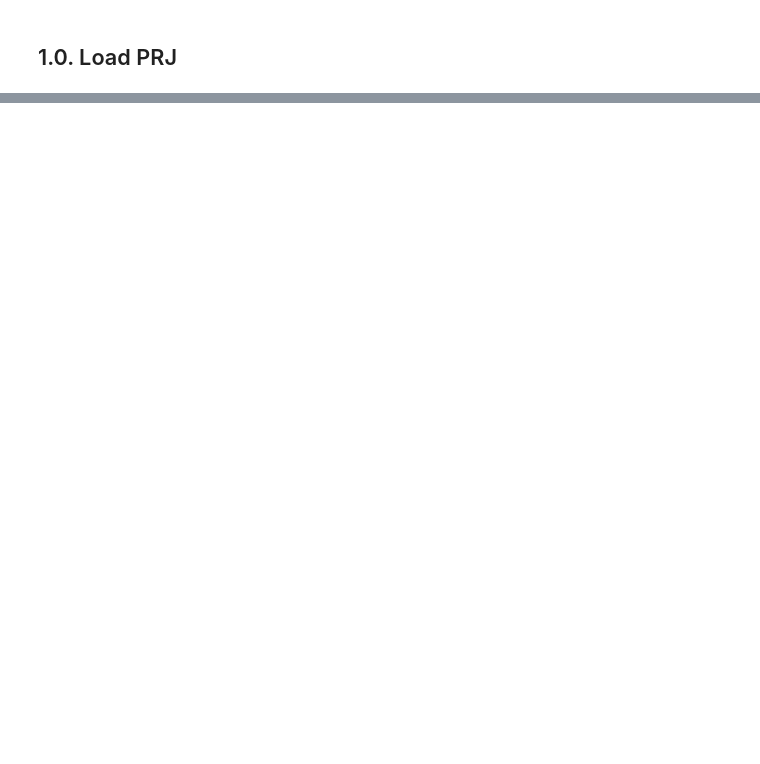
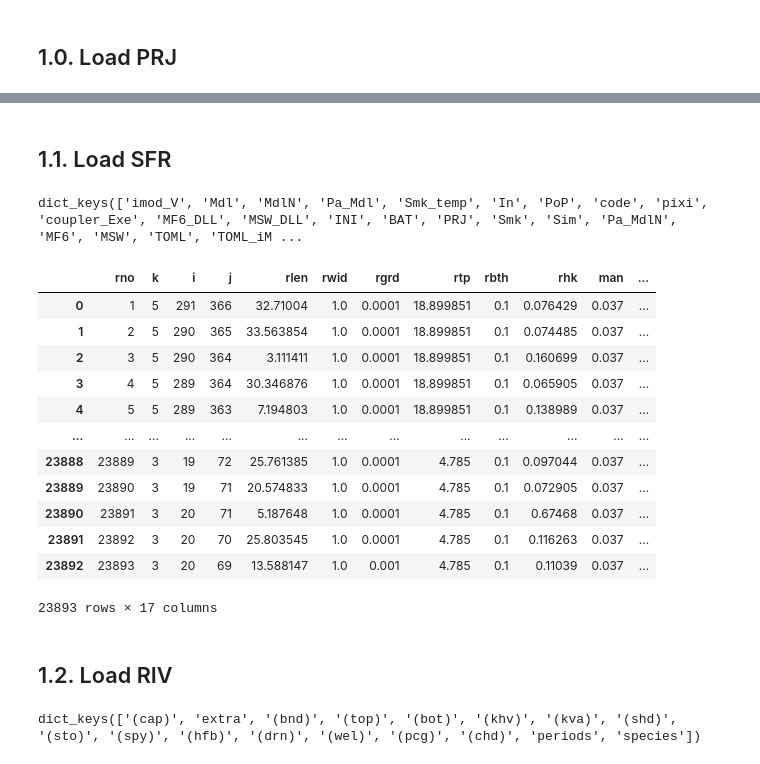
Before and after one commit to Ydrolog/WS_Mdl, a Jupyter notebook: code/Jupyter/PoP/SFRstage_Vs_RIVstage/SFRstage_Vs_RIVstage.ipynb, the cells around one changed output, grey strips where cells are left out. Cells and saved outputs as stored; diff of their text form; code cells hidden in the pictures; blank space fills up the shorter version.

```diff
--- a/code/Jupyter/PoP/SFRstage_Vs_RIVstage/SFRstage_Vs_RIVstage.ipynb
+++ b/code/Jupyter/PoP/SFRstage_Vs_RIVstage/SFRstage_Vs_RIVstage.ipynb
@@ -1480,0 +83,30 @@ Any Polyline shapefile can be supplied in lieu of NHDPlus, but it must have the
+# %% [markdown]
+## 1.1. Load SFR
+# %%
+d_Pa.keys()
+# %% [output]
+dict_keys(['imod_V', 'Mdl', 'MdlN', 'Pa_Mdl', 'Smk_temp', 'In', 'PoP', 'code', 'pixi', 'coupler_Exe', 'MF6_DLL', 'MSW_DLL', 'INI', 'BAT', 'PRJ', 'Smk', 'Sim', 'Pa_MdlN', 'MF6', 'MSW', 'TOML', 'TOML_iM ...
+# %%
+U.set_verbose(False)
+GDF_SFR = U.SFR_PkgD_to_DF(MdlN)
+GDF_SFR
+# %% [output]
+|  | rno | k | i | j | rlen | rwid | rgrd | rtp | rbth | rhk | man | ... |
+| 0 | 1 | 5 | 291 | 366 | 32.71004 | 1.0 | 0.0001 | 18.899851 | 0.1 | 0.076429 | 0.037 | ... |
+| 1 | 2 | 5 | 290 | 365 | 33.563854 | 1.0 | 0.0001 | 18.899851 | 0.1 | 0.074485 | 0.037 | ... |
+| 2 | 3 | 5 | 290 | 364 | 3.111411 | 1.0 | 0.0001 | 18.899851 | 0.1 | 0.160699 | 0.037 | ... |
+| 3 | 4 | 5 | 289 | 364 | 30.346876 | 1.0 | 0.0001 | 18.899851 | 0.1 | 0.065905 | 0.037 | ... |
+| 4 | 5 | 5 | 289 | 363 | 7.194803 | 1.0 | 0.0001 | 18.899851 | 0.1 | 0.138989 | 0.037 | ... |
+| ... | ... | ... | ... | ... | ... | ... | ... | ... | ... | ... | ... | ... |
+| 23888 | 23889 | 3 | 19 | 72 | 25.761385 | 1.0 | 0.0001 | 4.785 | 0.1 | 0.097044 | 0.037 | ... |
+| 23889 | 23890 | 3 | 19 | 71 | 20.574833 | 1.0 | 0.0001 | 4.785 | 0.1 | 0.072905 | 0.037 | ... |
+| 23890 | 23891 | 3 | 20 | 71 | 5.187648 | 1.0 | 0.0001 | 4.785 | 0.1 | 0.67468 | 0.037 | ... |
+| 23891 | 23892 | 3 | 20 | 70 | 25.803545 | 1.0 | 0.0001 | 4.785 | 0.1 | 0.116263 | 0.037 | ... |
+| 23892 | 23893 | 3 | 20 | 69 | 13.588147 | 1.0 | 0.001 | 4.785 | 0.1 | 0.11039 | 0.037 | ... |
+23893 rows × 17 columns
+# %% [markdown]
+## 1.2. Load RIV
+# %%
+PRJ.keys()
+# %% [output]
+dict_keys(['(cap)', 'extra', '(bnd)', '(top)', '(bot)', '(khv)', '(kva)', '(shd)', '(sto)', '(spy)', '(hfb)', '(drn)', '(wel)', '(pcg)', '(chd)', 'periods', 'species'])
```
Also changed, not shown: parts of 310 cells of this notebook, 8 other files.
